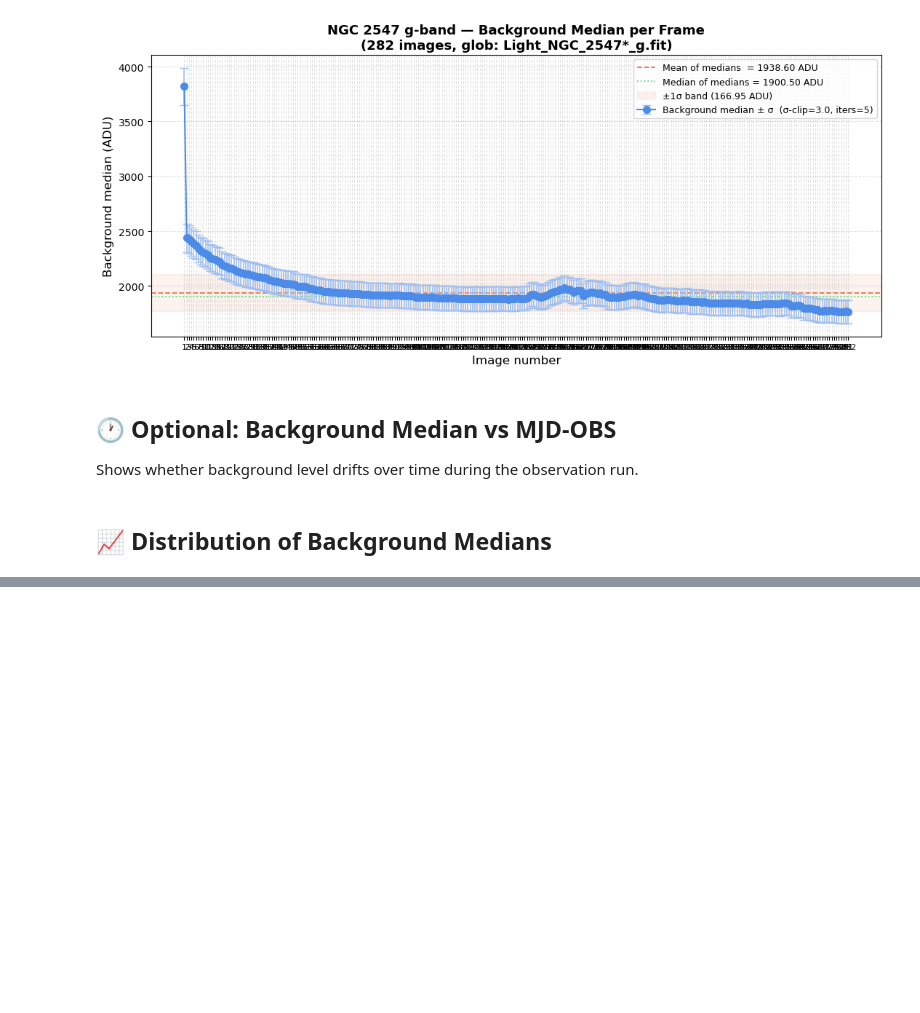
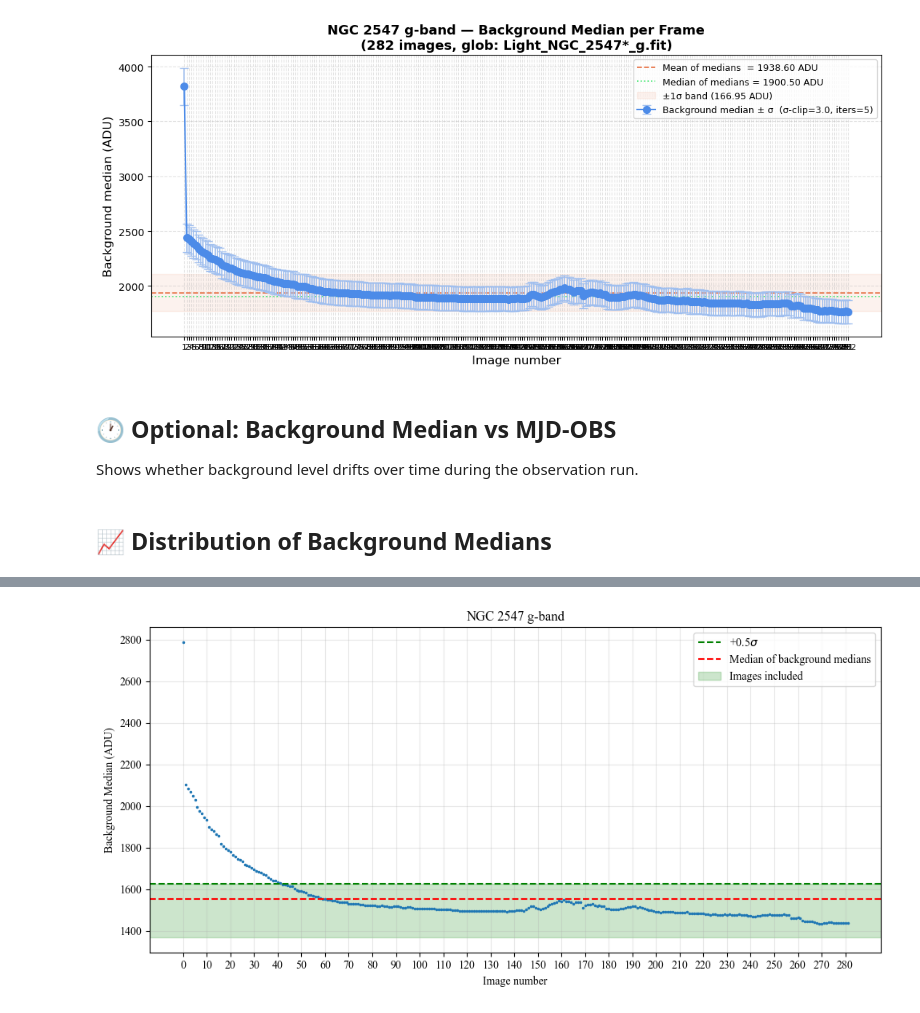
Before and after one commit to Christina1508/ASP3231_Project, a Jupyter notebook: ngc2547_background_median.ipynb, the cells around one changed output, grey strips where cells are left out. Drawn from its saved outputs; the diff is of its cells as text; code cells hidden in the pictures; blank space fills up the shorter version.

```diff
--- a/ngc2547_background_median.ipynb
+++ b/ngc2547_background_median.ipynb
@@ -252,0 +318,32 @@ else:
+# %%
+med_1sig = np.mean(bkg_meds) + 0.5* np.std(bkg_meds)
+plt.rcParams['font.family'] = 'Times New Roman'
+
+# plotting background for each image
+x = np.arange(0, len(bkg_meds))
+fig, ax = plt.subplots(figsize=(10, 5))
+ax.plot(x, bkg_meds, marker='o', linestyle="", markersize = 1.5)
+
+# Horizontal lines
+ax.axhline(med_1sig, color='green', linestyle='--', label=r'+0.5$\sigma$')
+ax.axhline(np.mean(bkg_meds), color='red', linestyle='--', label='Median of background medians')
+
+# Green shaded region from bottom of plot to b
+ax.axhspan(ymin=ax.get_ylim()[0],ymax=med_1sig, color='green', alpha=0.2, label='Images included')
+
+# Labels
+ax.set_xlabel("Image number")
+ax.set_ylabel("Background Median (ADU)")
+ax.set_title(f"NGC 2547 g-band")
+
+# Optional
+ax.legend()
+ax.grid(True, alpha=0.3)
+ax.set_xticks(np.arange(x[0], x[-1], 10))
+
+
+plt.tight_layout()
+plt.savefig("background_plots/background_median_plot_g.png")
+plt.show()
+# %% [output]
+[figure, added]
```
Also changed, not shown: parts of 5 cells of this notebook, 17 other files.
